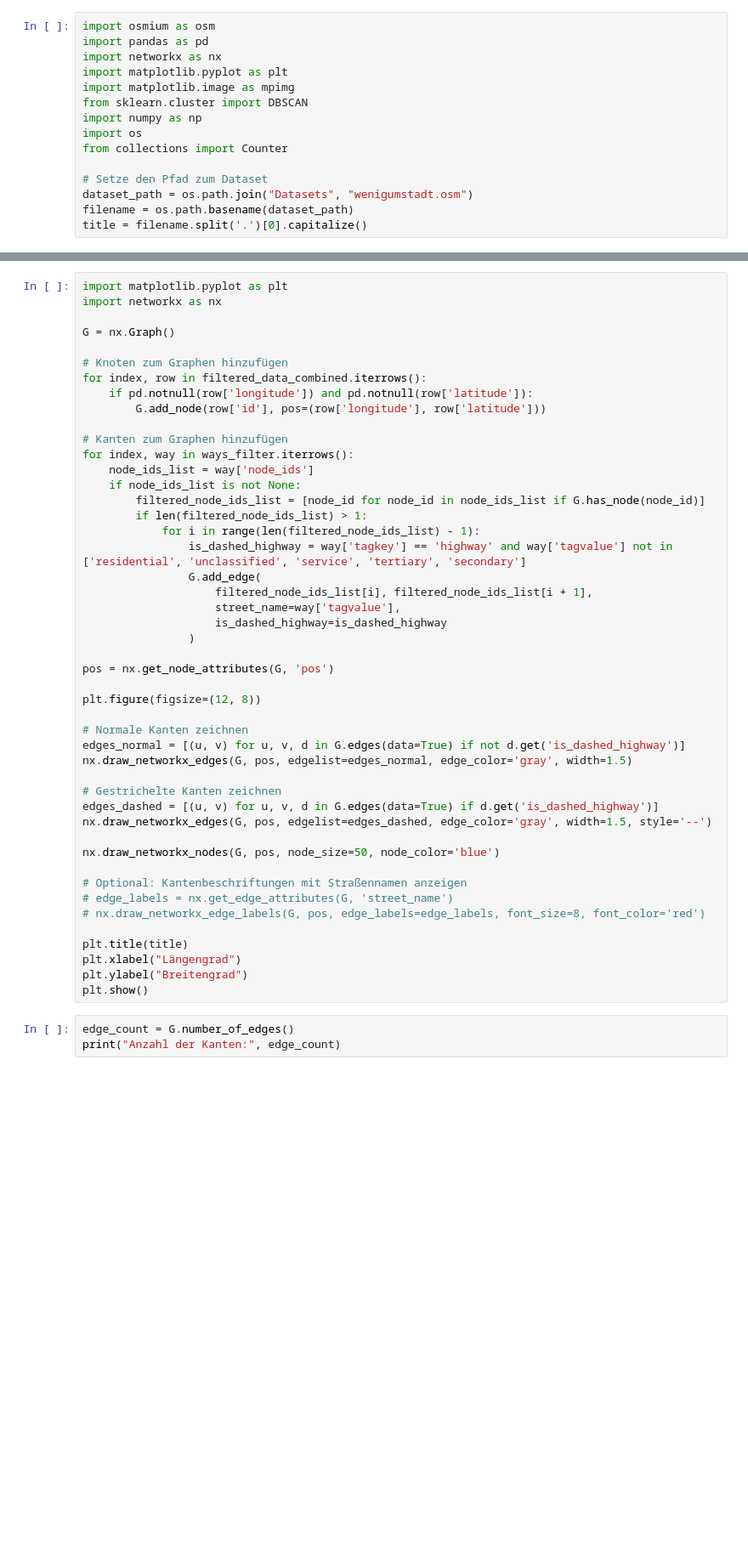
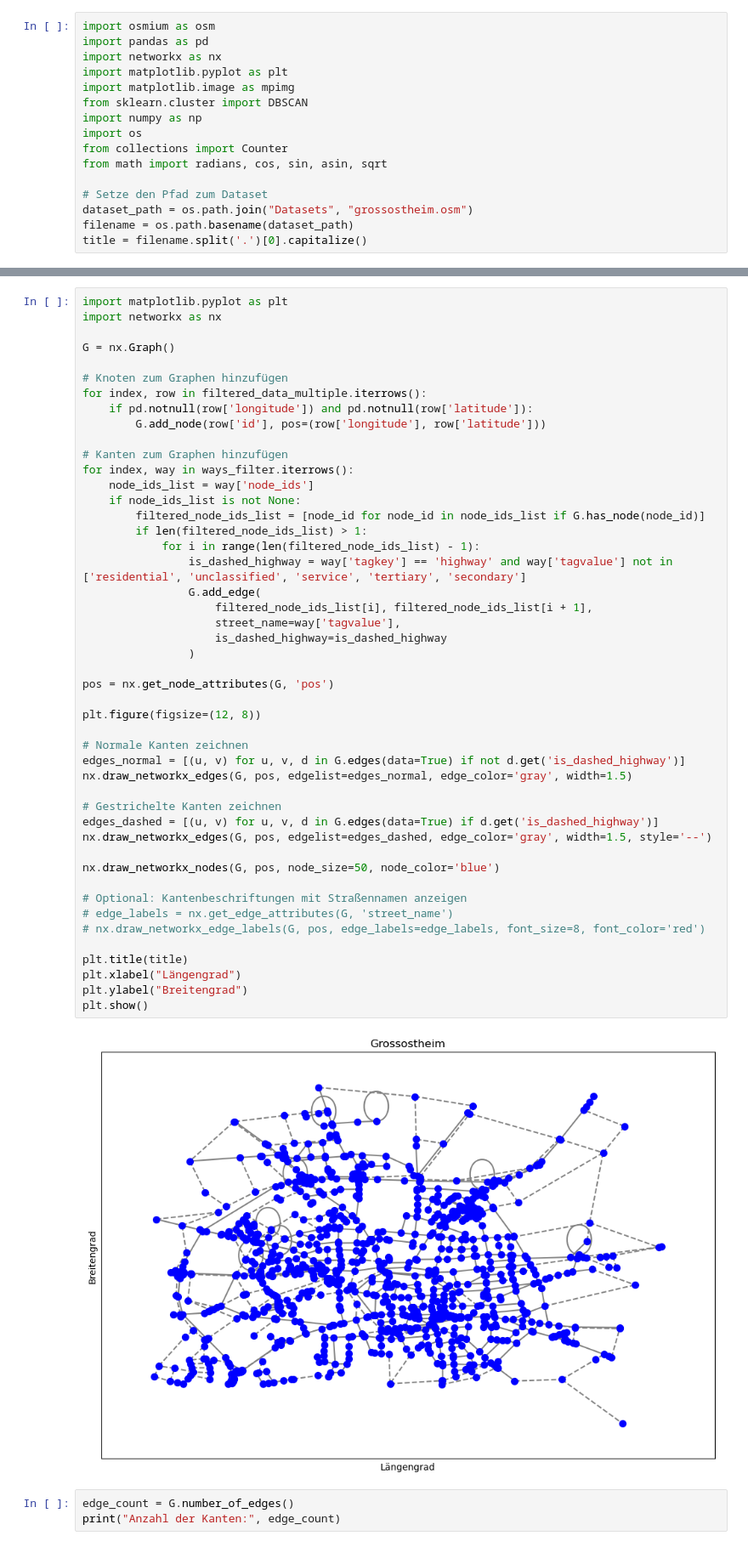
Before and after one commit to Samuelscoding/Bachelorarbeit, a Jupyter notebook: Dataset_Visualization.ipynb, the cells around one changed output, grey strips where cells are left out. Shown at 85% size. Drawn from its saved outputs; the diff is of its cells as text; blank space fills up the shorter version.

```diff
--- a/Dataset_Visualization.ipynb
+++ b/Dataset_Visualization.ipynb
@@ -8,9 +8,10 @@ from sklearn.cluster import DBSCAN
 import numpy as np
 import os
 from collections import Counter
+from math import radians, cos, sin, asin, sqrt
 
 # Setze den Pfad zum Dataset
-dataset_path = os.path.join("Datasets", "wenigumstadt.osm")
+dataset_path = os.path.join("Datasets", "grossostheim.osm")
 filename = os.path.basename(dataset_path)
 title = filename.split('.')[0].capitalize()
 # %%
@@ -167,7 +233,7 @@ import networkx as nx
 G = nx.Graph()
 
 # Knoten zum Graphen hinzufügen
-for index, row in filtered_data_combined.iterrows():
+for index, row in filtered_data_multiple.iterrows():
     if pd.notnull(row['longitude']) and pd.notnull(row['latitude']):
         G.add_node(row['id'], pos=(row['longitude'], row['latitude']))
 
@@ -180,33 +246,35 @@ for index, way in ways_filter.iterrows():
             for i in range(len(filtered_node_ids_list) - 1):
                 is_dashed_highway = way['tagkey'] == 'highway' and way['tagvalue'] not in ['residential', 'unclassified', 'service', 'tertiary', 'secondary']
                 G.add_edge(
                     filtered_node_ids_list[i], filtered_node_ids_list[i + 1],
                     street_name=way['tagvalue'],
                     is_dashed_highway=is_dashed_highway
                 )
 
 pos = nx.get_node_attributes(G, 'pos')
 
 plt.figure(figsize=(12, 8))
 
 # Normale Kanten zeichnen
 edges_normal = [(u, v) for u, v, d in G.edges(data=True) if not d.get('is_dashed_highway')]
 nx.draw_networkx_edges(G, pos, edgelist=edges_normal, edge_color='gray', width=1.5)
 
 # Gestrichelte Kanten zeichnen
 edges_dashed = [(u, v) for u, v, d in G.edges(data=True) if d.get('is_dashed_highway')]
 nx.draw_networkx_edges(G, pos, edgelist=edges_dashed, edge_color='gray', width=1.5, style='--')
 
 nx.draw_networkx_nodes(G, pos, node_size=50, node_color='blue')
 
 # Optional: Kantenbeschriftungen mit Straßennamen anzeigen
 # edge_labels = nx.get_edge_attributes(G, 'street_name')
 # nx.draw_networkx_edge_labels(G, pos, edge_labels=edge_labels, font_size=8, font_color='red')
 
 plt.title(title)
 plt.xlabel("Längengrad")
 plt.ylabel("Breitengrad")
 plt.show()
+# %% [output]
+[figure, added]
 # %%
 edge_count = G.number_of_edges()
 print("Anzahl der Kanten:", edge_count)
```
Also changed, not shown: parts of 11 cells of this notebook.
